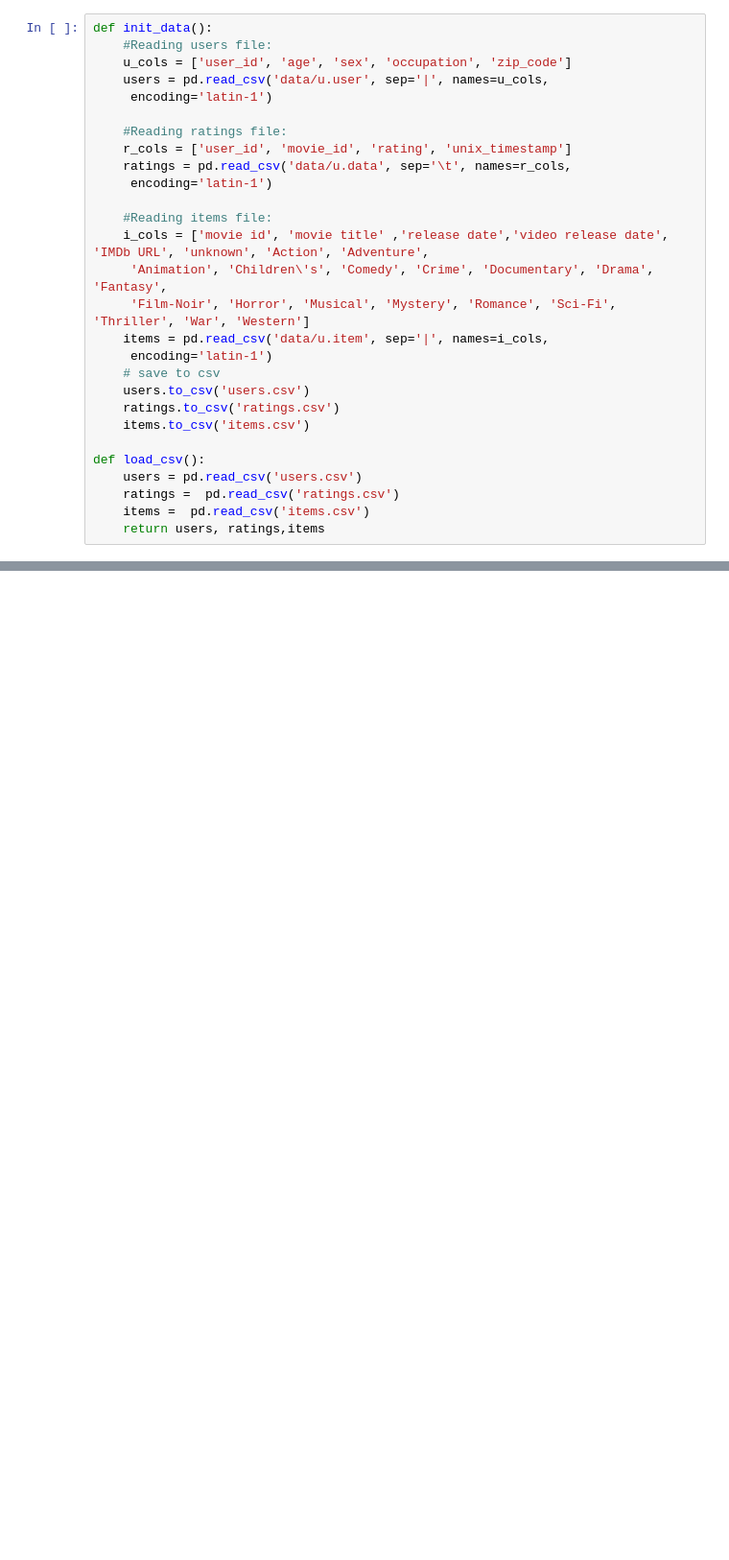
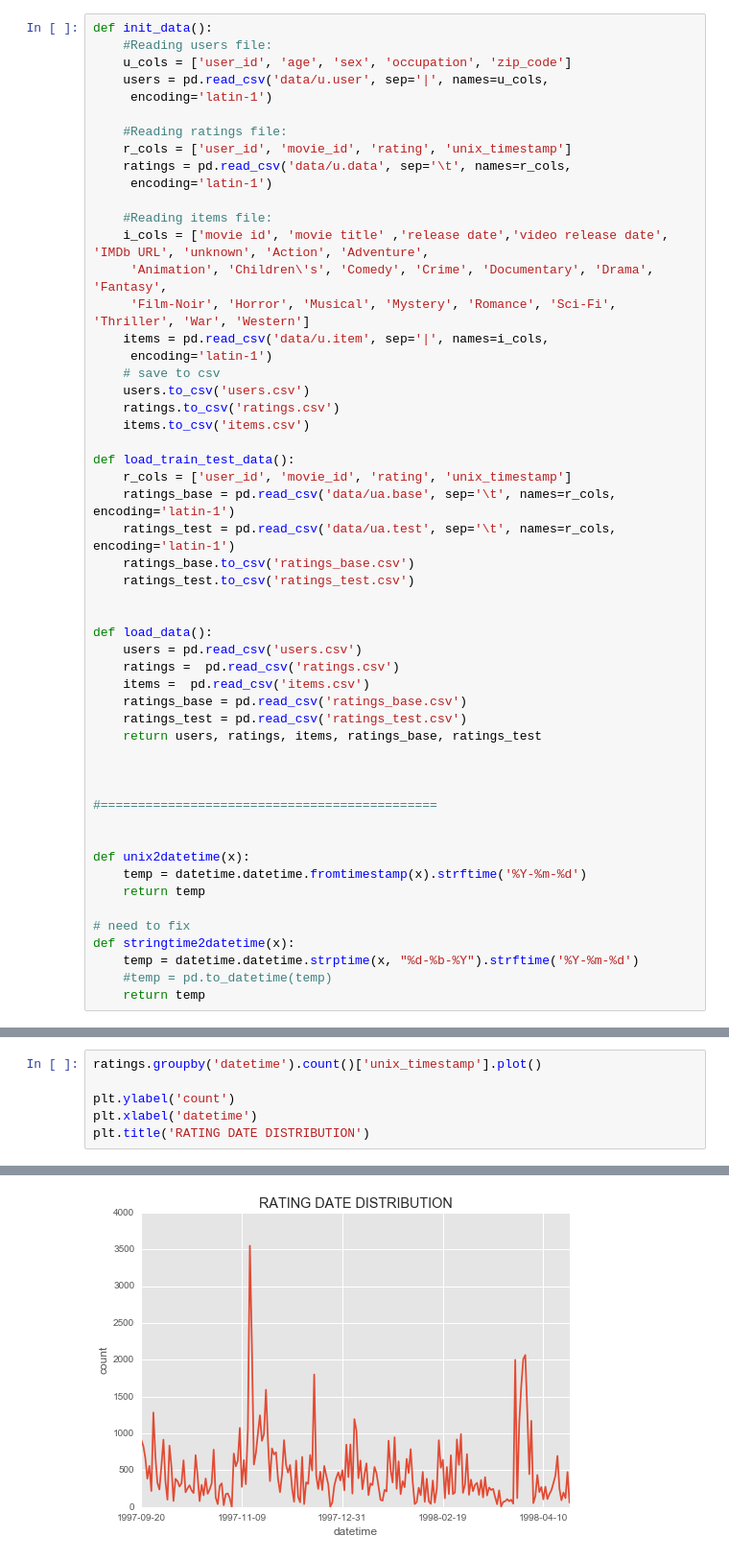
Before and after one commit to yennanliu/movie_recommendation, a Jupyter notebook: Movie_Recommendation/MovieLens_EDA.ipynb, the cells around one changed output, grey strips where cells are left out. Shown at 96% size. Cells and saved outputs as stored; diff of their text form; blank space fills up the shorter version.

```diff
--- a/Movie_Recommendation/MovieLens_EDA.ipynb
+++ b/Movie_Recommendation/MovieLens_EDA.ipynb
@@ -27,8 +37,33 @@ def init_data():
     ratings.to_csv('ratings.csv')
     items.to_csv('items.csv')
 
-def load_csv():
+def load_train_test_data():
+    r_cols = ['user_id', 'movie_id', 'rating', 'unix_timestamp']
+    ratings_base = pd.read_csv('data/ua.base', sep='\t', names=r_cols, encoding='latin-1')
+    ratings_test = pd.read_csv('data/ua.test', sep='\t', names=r_cols, encoding='latin-1')
+    ratings_base.to_csv('ratings_base.csv')
+    ratings_test.to_csv('ratings_test.csv')
+
+
+def load_data():
     users = pd.read_csv('users.csv')
     ratings =  pd.read_csv('ratings.csv')
     items =  pd.read_csv('items.csv')
-    return users, ratings,items
+    ratings_base = pd.read_csv('ratings_base.csv')
+    ratings_test = pd.read_csv('ratings_test.csv')
+    return users, ratings, items, ratings_base, ratings_test
+
+
+
+#=============================================
+
+
+def unix2datetime(x):
+    temp = datetime.datetime.fromtimestamp(x).strftime('%Y-%m-%d')
+    return temp
+
+# need to fix
+def stringtime2datetime(x):
+    temp = datetime.datetime.strptime(x, "%d-%b-%Y").strftime('%Y-%m-%d')
+    #temp = pd.to_datetime(temp)
+    return temp
@@ -50,0 +118,7 @@ ratings.head(3)
+# %%
+ratings.groupby('datetime').count()['unix_timestamp'].plot()
+
+plt.ylabel('count')
+plt.xlabel('datetime')
+plt.title('RATING DATE DISTRIBUTION')
+# %% [output]
@@ -50,0 +126 @@ ratings.head(3)
+[figure, added]
```
Also changed, not shown: parts of 22 cells of this notebook.
